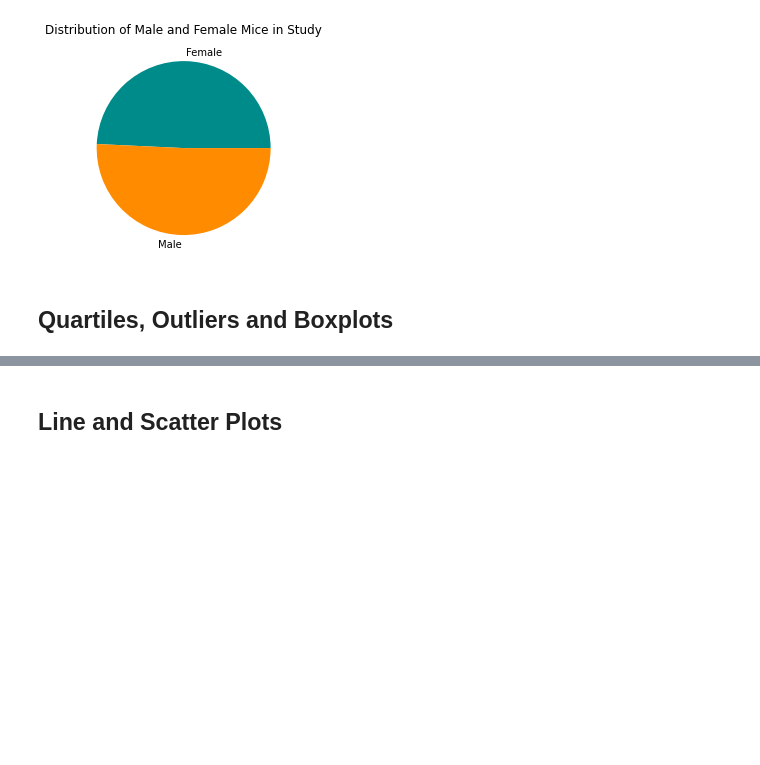
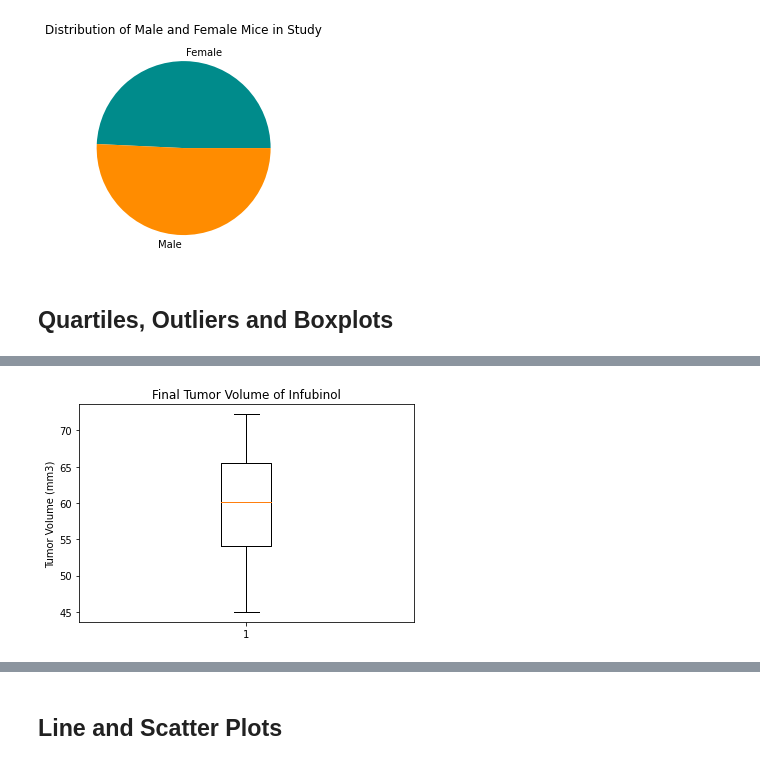
Before and after one commit to arianne-toepfer/MatPlotLib_Homework_ANT, a Jupyter notebook: pymaceuticals_starter.ipynb, the cells around one changed output, grey strips where cells are left out. Drawn from its saved outputs; the diff is of its cells as text; code cells hidden in the pictures; blank space fills up the shorter version.

```diff
--- a/pymaceuticals_starter.ipynb
+++ b/pymaceuticals_starter.ipynb
@@ -271,0 +300,21 @@ plt.show()
+# %%
+# Calculate the final tumor volume of each mouse across four of the treatment regimens:
+#Infubinol
+# Extract data
+Infubinol_box = no_duplicates_data.loc[no_duplicates_data["Drug Regimen"]=='Infubinol',:]
+#Infubinol_box.head()
+Infubinol_box_clean = Infubinol_box[["Mouse ID", "Timepoint", "Tumor Volume (mm3)"]]
+#Group by Mouse ID to find the maximum timepoints per mouse
+Infubinol_box_grouping = Infubinol_box_clean.groupby(["Mouse ID"])
+Infubinol_box_max = Infubinol_box_grouping.max()
+#print(Infubinol_box_max)
+
+
+fig1, ax1 = plt.subplots()
+ax1.set_title("Final Tumor Volume of Infubinol")
+ax1.set_ylabel("Tumor Volume (mm3)")
+ax1.boxplot(Infubinol_box_max["Tumor Volume (mm3)"])
+
+plt.show()
+# %% [output]
+[figure, added]
```
Also changed, not shown: parts of 17 cells of this notebook.
